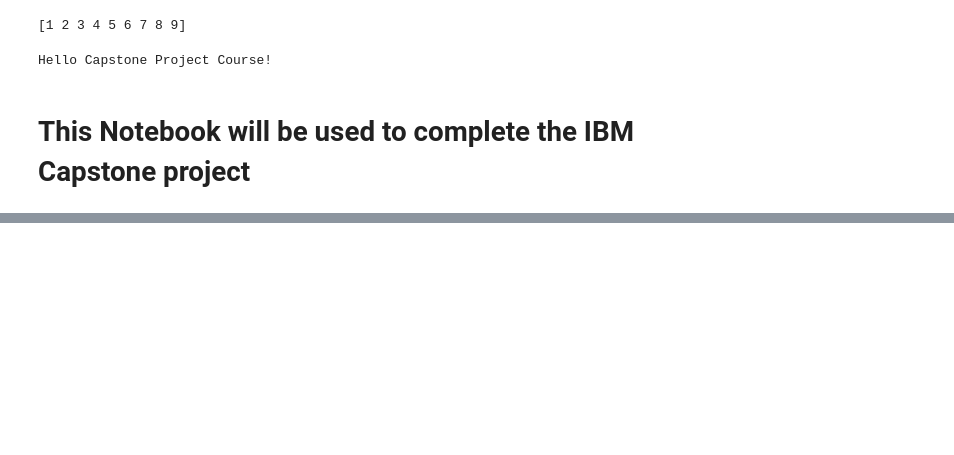
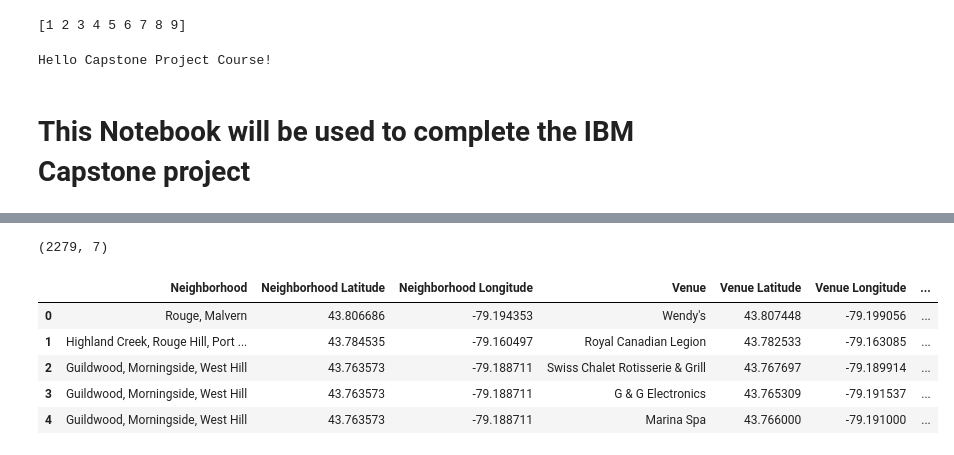
Before and after one commit to raoulkumar/IBM_Capstone, a Jupyter notebook: Capstone_notebook.ipynb, the cells around one changed output, grey strips where cells are left out. Cells and saved outputs as stored; diff of their text form; code cells hidden in the pictures; blank space fills up the shorter version.

```diff
--- a/Capstone_notebook.ipynb
+++ b/Capstone_notebook.ipynb
@@ -15,0 +308,11 @@ Hello Capstone Project Course!
+# %%
+print(tor_venues.shape)
+tor_venues.head()
+# %% [output]
+(2279, 7)
+|  | Neighborhood | Neighborhood Latitude | Neighborhood Longitude | Venue | Venue Latitude | Venue Longitude | ... |
+| 0 | Rouge, Malvern | 43.806686 | -79.194353 | Wendy's | 43.807448 | -79.199056 | ... |
+| 1 | Highland Creek, Rouge Hill, Port ... | 43.784535 | -79.160497 | Royal Canadian Legion | 43.782533 | -79.163085 | ... |
+| 2 | Guildwood, Morningside, West Hill | 43.763573 | -79.188711 | Swiss Chalet Rotisserie & Grill | 43.767697 | -79.189914 | ... |
+| 3 | Guildwood, Morningside, West Hill | 43.763573 | -79.188711 | G & G Electronics | 43.765309 | -79.191537 | ... |
+| 4 | Guildwood, Morningside, West Hill | 43.763573 | -79.188711 | Marina Spa | 43.766000 | -79.191000 | ... |
```
Also changed, not shown: parts of 43 cells of this notebook.
